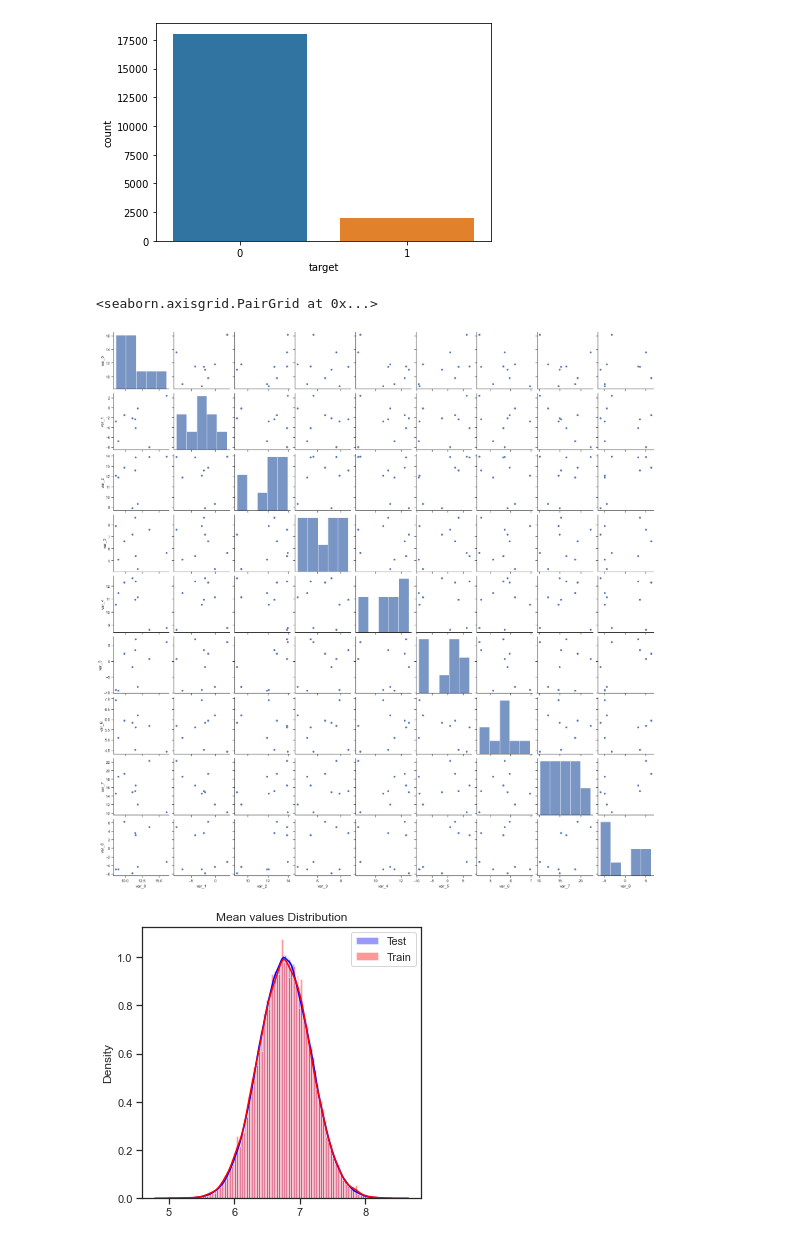
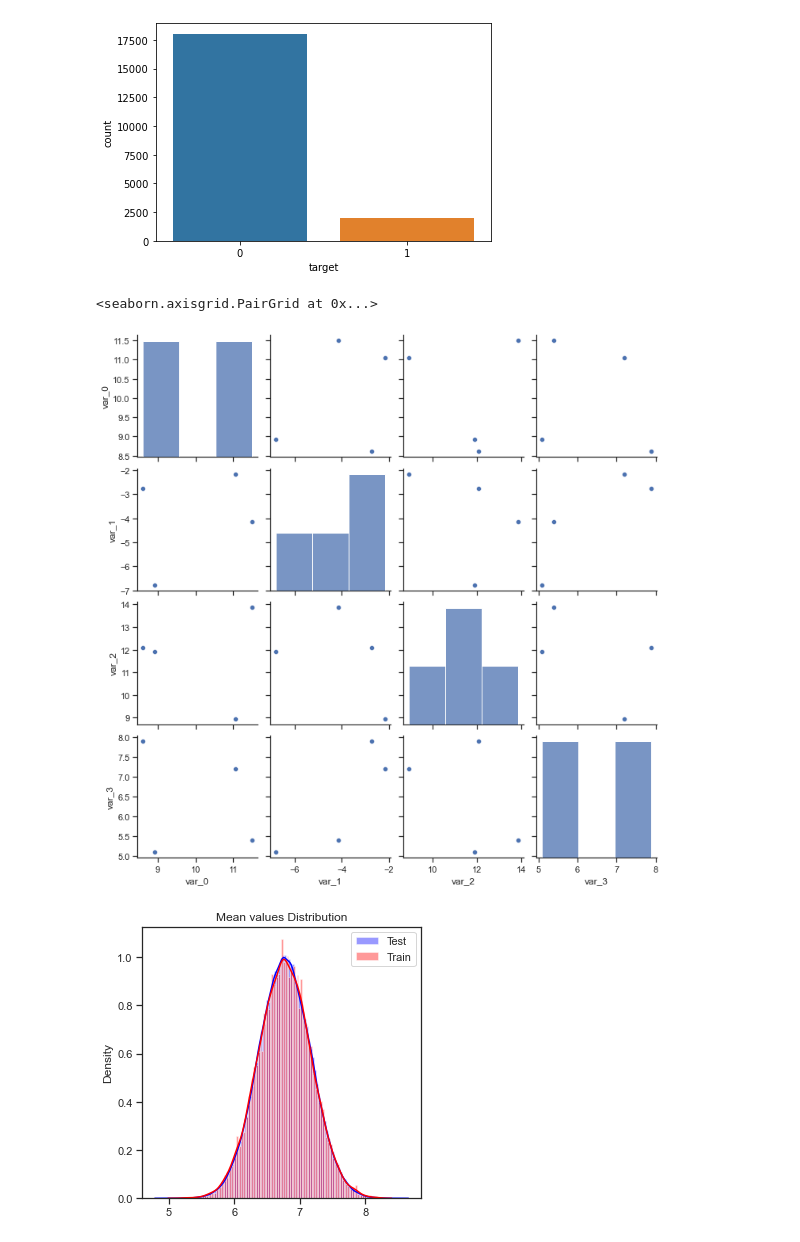
Before and after one commit to FerhatYilmaz1986/Ensemble-Learning-XGboost, a Jupyter notebook: Xgboost_classification.ipynb, the cells around one changed output. Drawn from its saved outputs; the diff is of its cells as text; code cells hidden in the pictures.

```diff
--- a/Xgboost_classification.ipynb
+++ b/Xgboost_classification.ipynb
@@ -112,10 +112,10 @@ sns.countplot(x = data_Y)
 [figure]
 # %%
 sns.set(style="ticks", color_codes=True)
-sns.pairplot(data_X.iloc[0:9,0:9])
+sns.pairplot(data_X.iloc[0:4,0:4])
 # %% [output]
 <seaborn.axisgrid.PairGrid at 0x...>
-[figure, old version]
+[figure, new version]
 # %%
 #Compare Mean values distribution of trainig and test set
 data_Xtest=data_test.drop(['ID_code'],axis=1)
```
Also changed, not shown: parts of 2 cells of this notebook.
